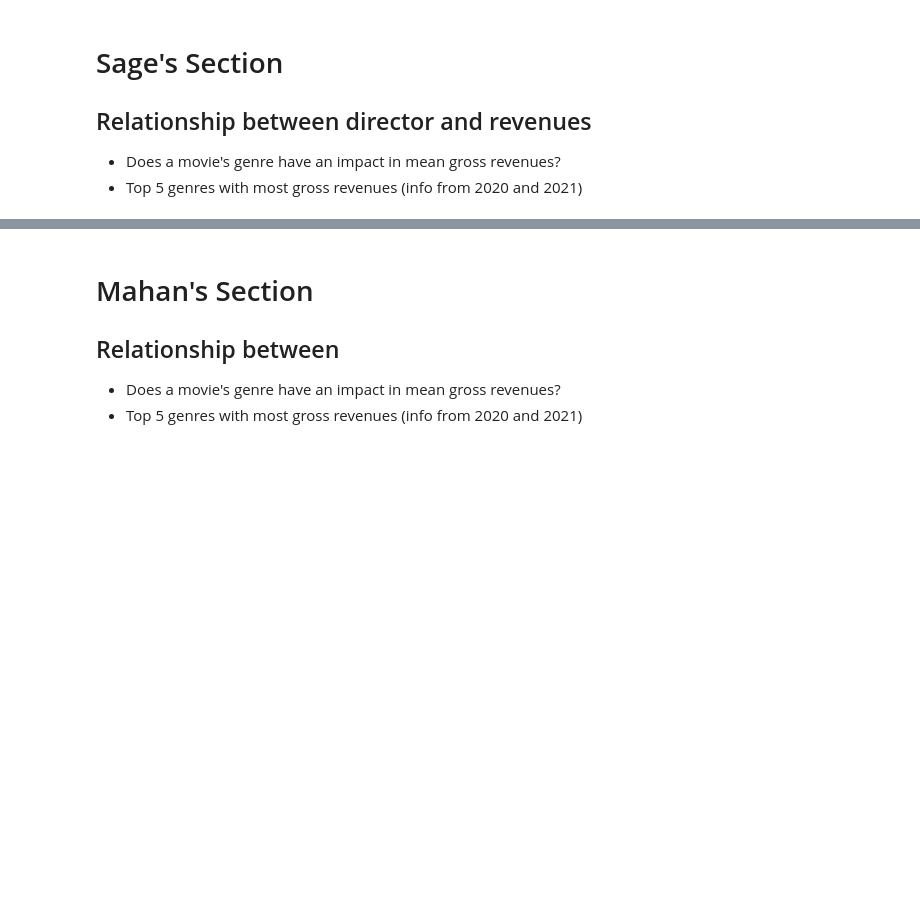
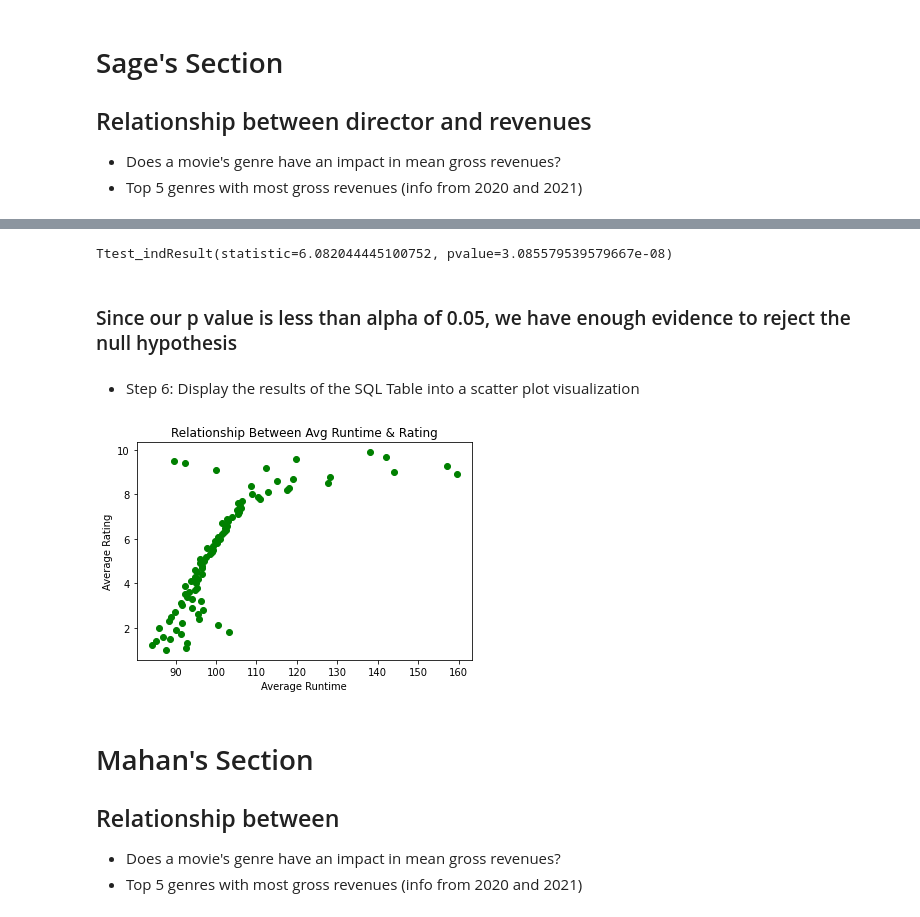
Before and after one commit to mahanabba/Pod_3_Capstone, a Jupyter notebook: student.ipynb, the cells around one changed output, grey strips where cells are left out. Saved outputs shown, nothing was run; the diff lists cells and outputs as text; code cells hidden in the pictures; blank space fills up the shorter version.

```diff
--- a/student.ipynb
+++ b/student.ipynb
@@ -392,0 +434,12 @@ Name: genres, Length: 264, dtype: int64
+# %%
+Correlation_Data = pd.read_sql("""
+SELECT averagerating, AVG(runtime_minutes) AS "Average Runtime"
+FROM movie_basics
+    JOIN movie_ratings
+        USING(movie_id)
+WHERE runtime_minutes IS NOT NULL AND numvotes >= 100
+GROUP BY averagerating
+ORDER BY averagerating DESC
+;
+""", conn)
+Correlation_Data
@@ -393,3 +469,20 @@ Name: genres, Length: 264, dtype: int64
+# %%
+alpha = 0.05
+stats.ttest_ind(long_movies, short_movies)
+# %% [output]
+Ttest_indResult(statistic=6.082044445100752, pvalue=3.085579539579667e-08)
+# %% [markdown]
+### Since our p value is less than alpha of 0.05, we have enough evidence to reject the null hypothesis
+# %% [markdown]
+- Step 6: Display the results of the SQL Table into a scatter plot visualization
+# %%
+plt.scatter(Correlation_Data['Average Runtime'], Correlation_Data['averagerating'], color = 'green')
+plt.xlabel('Average Runtime')
+plt.ylabel('Average Rating')
+plt.title('Relationship Between Avg Runtime & Rating')
+plt.show()
+# %% [output]
+[figure, added]
 # %% [markdown]
 # Mahan's Section
 ## Relationship between
```
Also changed, not shown: parts of 10 cells of this notebook, 1 other file.
